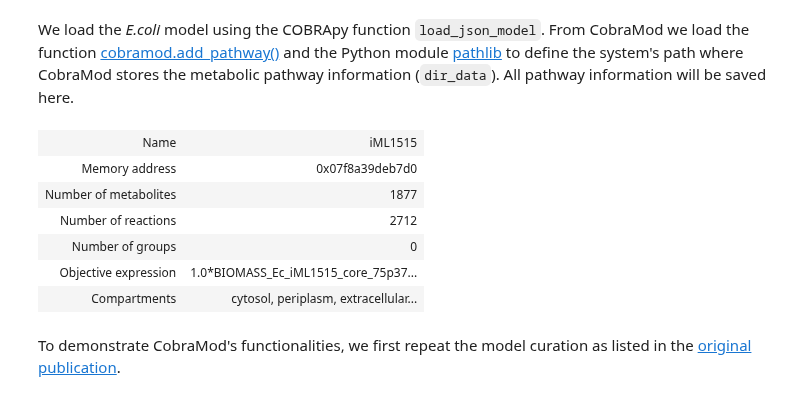
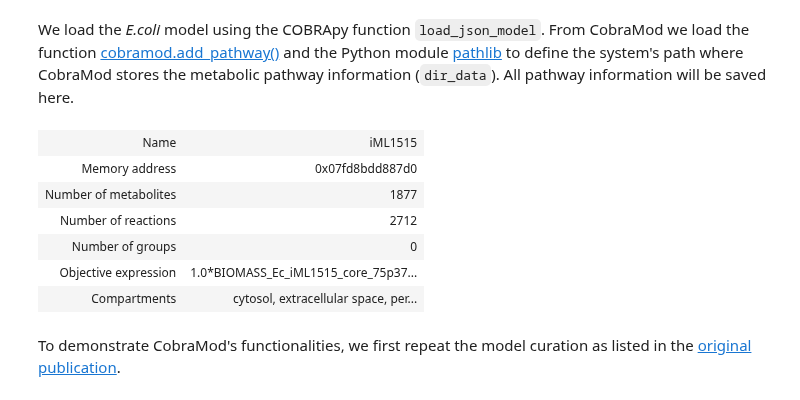
Before and after one commit to Toepfer-Lab/cobramod, a Jupyter notebook: docs/source/homoserine_cycle.ipynb, the cells around one changed output. Drawn from its saved outputs; the diff is of its cells as text; code cells hidden in the pictures.

```diff
--- a/docs/source/homoserine_cycle.ipynb
+++ b/docs/source/homoserine_cycle.ipynb
@@ -54,23 +54,24 @@ information (`dir_data`). All pathway information will be saved here.
 # %%
 from pathlib import Path
 
 from cobramod import add_pathway
-from cobra.io import load_json_model, write_sbml_model, read_sbml_model
+from cobra.io import write_sbml_model, read_sbml_model
 
 # Defining system path for data
 dir_data = Path.cwd().joinpath("data")
 
 # Loading model of iML1515
-model = load_json_model("iML1515.json")
+original = read_sbml_model("iML1515.xml")
+model = original.copy()
 model
 # %% [output]
 | Name | iML1515 |
-| Memory address | 0x07f8a39deb7d0 |
+| Memory address | 0x07fd8bdd887d0 |
 | Number of metabolites | 1877 |
 | Number of reactions | 2712 |
 | Number of groups | 0 |
 | Objective expression | 1.0*BIOMASS_Ec_iML1515_core_75p37... |
-| Compartments | cytosol, periplasm, extracellular... |
+| Compartments | cytosol, extracellular space, per... |
 # %% [markdown]
 To demonstrate CobraMod's functionalities, we first repeat the model curation as listed in the [original publication](https://www.sciencedirect.com/science/article/pii/S1096717620300513#sec4.2).
 # %%
```
Also changed, not shown: parts of 19 cells of this notebook, 1 other file.
